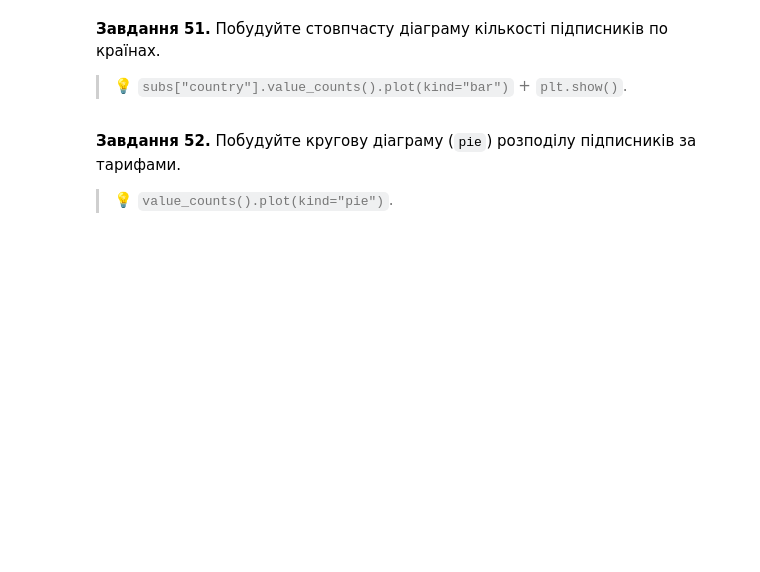
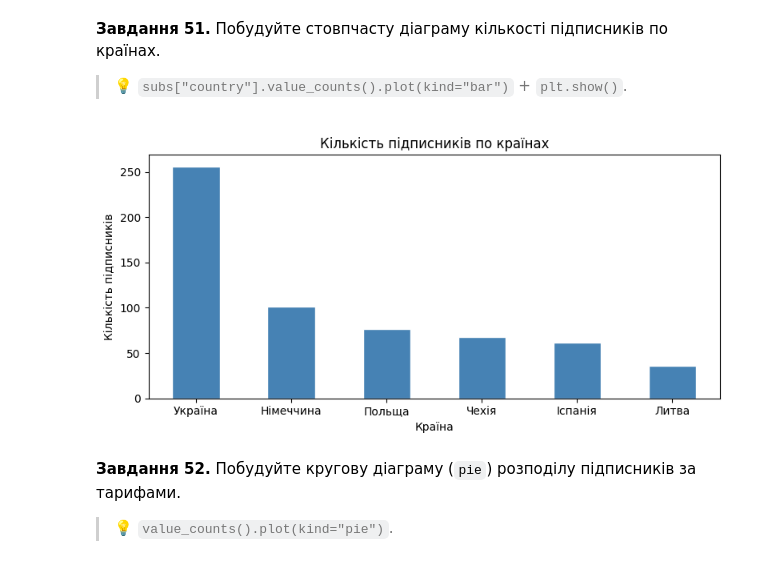
Before and after one commit to VikiTarasova/DTA_2026, a Jupyter notebook: Homework/pandas_viz_practice.ipynb, the cells around one changed output. Saved outputs shown, nothing was run; the diff lists cells and outputs as text; code cells hidden in the pictures; blank space fills up the shorter version.

```diff
--- a/Homework/pandas_viz_practice.ipynb
+++ b/Homework/pandas_viz_practice.ipynb
@@ -305,0 +342,7 @@ subs.iloc[100:105, [1, 3]]
+# %%
+# Завдання 17:
+# Змінюємо значення
+subs.loc[subs["subscriber_id"] == 1001, "is_active"] = "Так"
+
+# Перевіряємо результат
+subs.loc[subs["subscriber_id"] == 1001, ["subscriber_id", "is_active"]]
@@ -362,0 +510,5 @@ subs.iloc[100:105, [1, 3]]
+# %%
+# Завдання 26:
+subs["avg_age_country"] = subs.groupby("country")["age"].transform("mean")
+
+print(subs[["subscriber_id", "country", "age", "avg_age_country"]].head(10))
@@ -468,0 +895,12 @@ pd.pivot_table(df, index="country", columns="plan", values="age", aggfunc="mean"
+# %%
+# Завдання 42:
+end_date = pd.Timestamp("2024-12-31")
+
+subs["years_with_us"] = (
+    (end_date - subs["join_date"]).dt.days / 365
+).round(2)
+
+print(subs[["subscriber_id", "join_date", "years_with_us"]].head(8))
+print(f"\nСередній термін підписки: {subs['years_with_us'].mean():.2f} років")
+print(f"Найдовший: {subs['years_with_us'].max():.2f} років")
+print(f"Найкоротший: {subs['years_with_us'].min():.2f} років")
@@ -550,3 +1172,20 @@ pandas вміє будувати швидкі графіки прямо з да
+# %%
+# Завдання 51:
+subs["country"].value_counts().plot(
+    kind="bar",
+    title="Кількість підписників по країнах",
+    color="steelblue",
+    edgecolor="white",
+    figsize=(8, 4)
+)
+
+plt.xlabel("Країна")
+plt.ylabel("Кількість підписників")
+plt.xticks(rotation=0)
+plt.tight_layout()
+plt.show()
+# %% [output]
+[figure, added]
 # %% [markdown]
 **Завдання 52.** Побудуйте кругову діаграму (`pie`) розподілу підписників за тарифами.
 
```
Also changed, not shown: parts of 104 cells of this notebook.
